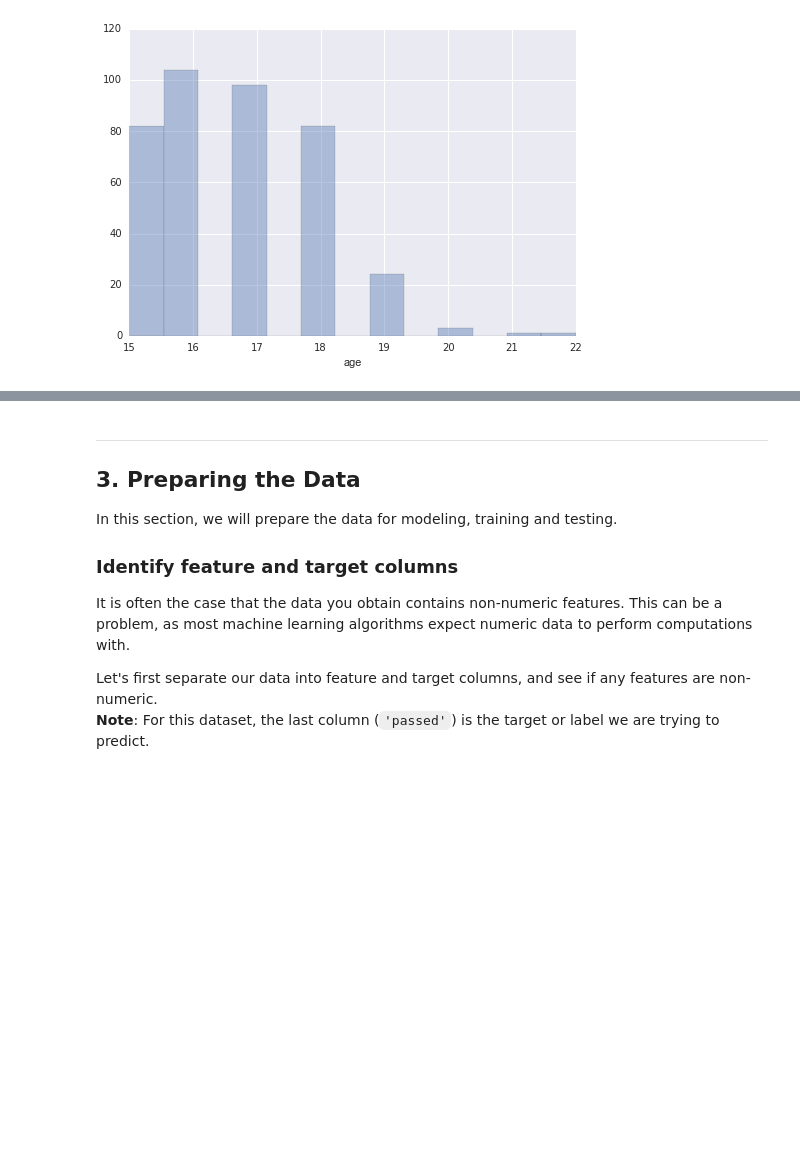
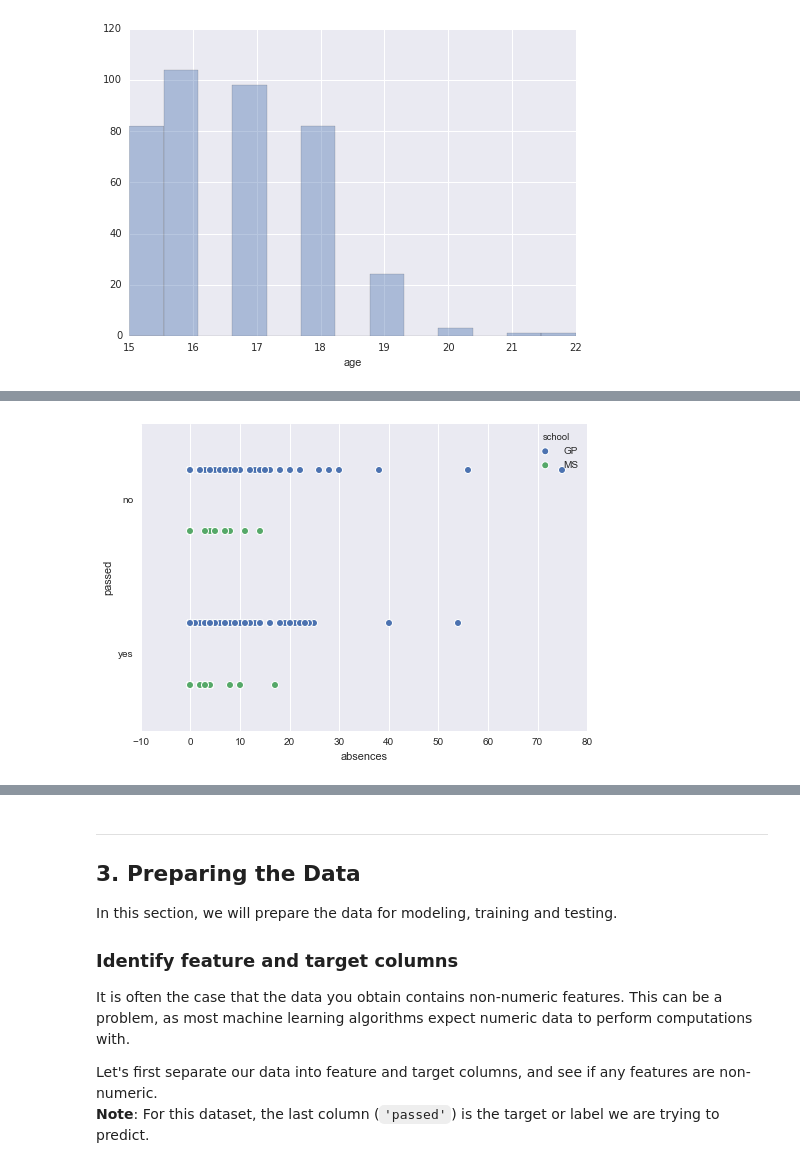
Before and after one commit to kcbighuge/p2-student-intervention, a Jupyter notebook: student_intervention.ipynb, the cells around one changed output, grey strips where cells are left out. Drawn from its saved outputs; the diff is of its cells as text; code cells hidden in the pictures; blank space fills up the shorter version.

```diff
--- a/student_intervention.ipynb
+++ b/student_intervention.ipynb
@@ -129,0 +153,4 @@ sns.distplot(student_data['age'], kde=False)
+# %%
+sns.stripplot(x="absences", y="passed", hue="school", data=student_data);
+# %% [output]
+[figure, added]
```
Also changed, not shown: parts of 30 cells of this notebook.
